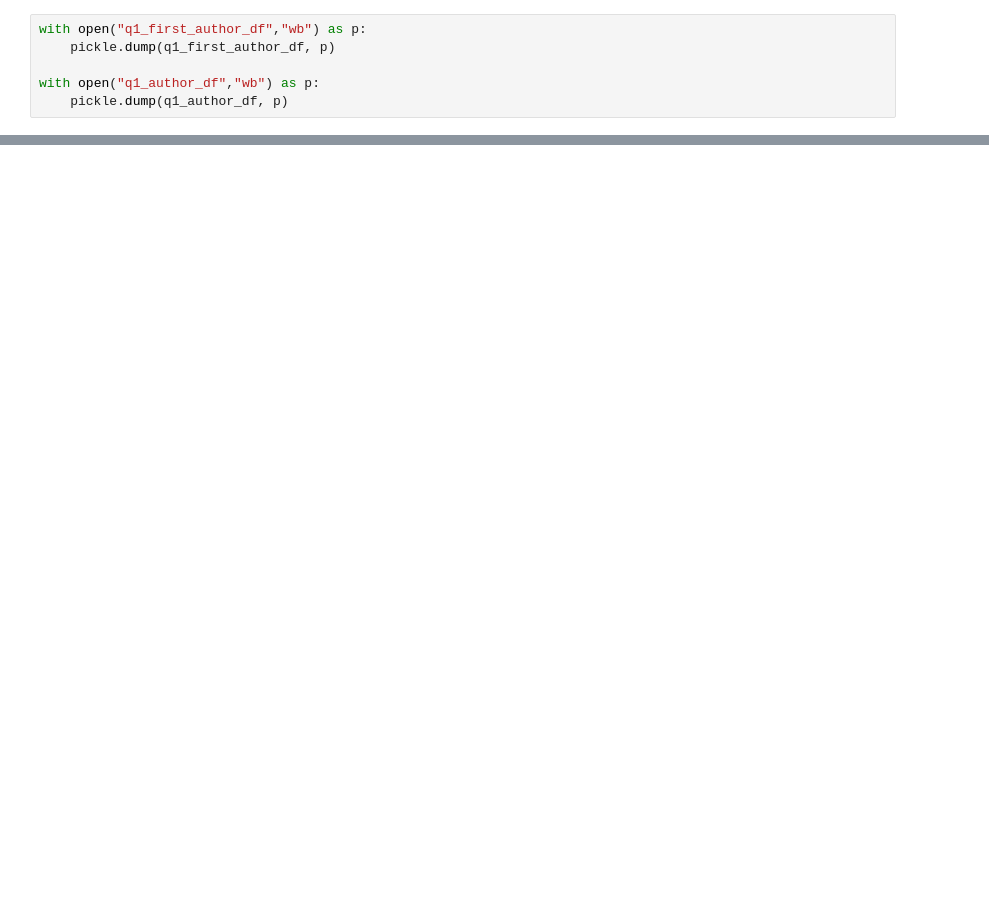
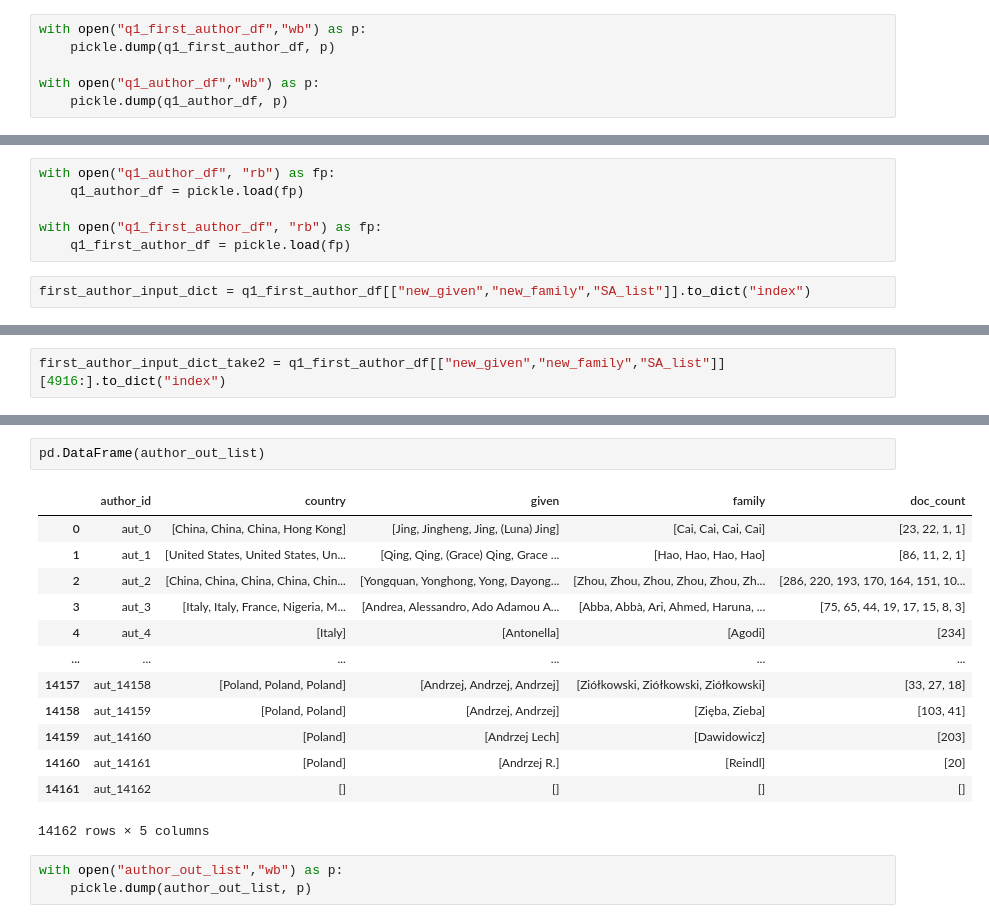
Before and after one commit to Oz-like-the-Wizard/Investigating-the-delay-times-in-academic-publishing, a Jupyter notebook: part7d-creating_author_df.ipynb, the cells around one changed output, grey strips where cells are left out. Cells and saved outputs as stored; diff of their text form; blank space fills up the shorter version.

Commit message:
during affil. retr
author_out_list

```diff
--- a/part7d-creating_author_df.ipynb
+++ b/part7d-creating_author_df.ipynb
@@ -1677,0 +1625,8 @@ with open("q1_author_df","wb") as p:
+# %%
+with open("q1_author_df", "rb") as fp:
+    q1_author_df = pickle.load(fp)
+
+with open("q1_first_author_df", "rb") as fp:
+    q1_first_author_df = pickle.load(fp)
+# %%
+first_author_input_dict = q1_first_author_df[["new_given","new_family","SA_list"]].to_dict("index")
@@ -1677,0 +1741,2 @@ with open("q1_author_df","wb") as p:
+# %%
+first_author_input_dict_take2 = q1_first_author_df[["new_given","new_family","SA_list"]][4916:].to_dict("index")
@@ -1677,0 +1824,19 @@ with open("q1_author_df","wb") as p:
+# %%
+pd.DataFrame(author_out_list)
+# %% [output]
+|  | author_id | country | given | family | doc_count |
+| 0 | aut_0 | [China, China, China, Hong Kong] | [Jing, Jingheng, Jing, (Luna) Jing] | [Cai, Cai, Cai, Cai] | [23, 22, 1, 1] |
+| 1 | aut_1 | [United States, United States, Un... | [Qing, Qing, (Grace) Qing, Grace ... | [Hao, Hao, Hao, Hao] | [86, 11, 2, 1] |
+| 2 | aut_2 | [China, China, China, China, Chin... | [Yongquan, Yonghong, Yong, Dayong... | [Zhou, Zhou, Zhou, Zhou, Zhou, Zh... | [286, 220, 193, 170, 164, 151, 10... |
+| 3 | aut_3 | [Italy, Italy, France, Nigeria, M... | [Andrea, Alessandro, Ado Adamou A... | [Abba, Abbà, Ari, Ahmed, Haruna, ... | [75, 65, 44, 19, 17, 15, 8, 3] |
+| 4 | aut_4 | [Italy] | [Antonella] | [Agodi] | [234] |
+| ... | ... | ... | ... | ... | ... |
+| 14157 | aut_14158 | [Poland, Poland, Poland] | [Andrzej, Andrzej, Andrzej] | [Ziółkowski, Ziółkowski, Ziółkowski] | [33, 27, 18] |
+| 14158 | aut_14159 | [Poland, Poland] | [Andrzej, Andrzej] | [Ziȩba, Zieba] | [103, 41] |
+| 14159 | aut_14160 | [Poland] | [Andrzej Lech] | [Dawidowicz] | [203] |
+| 14160 | aut_14161 | [Poland] | [Andrzej R.] | [Reindl] | [20] |
+| 14161 | aut_14162 | [] | [] | [] | [] |
+14162 rows × 5 columns
+# %%
+with open("author_out_list","wb") as p:
+    pickle.dump(author_out_list, p)
```
Also changed, not shown: parts of 32 cells of this notebook, 4 other files.
